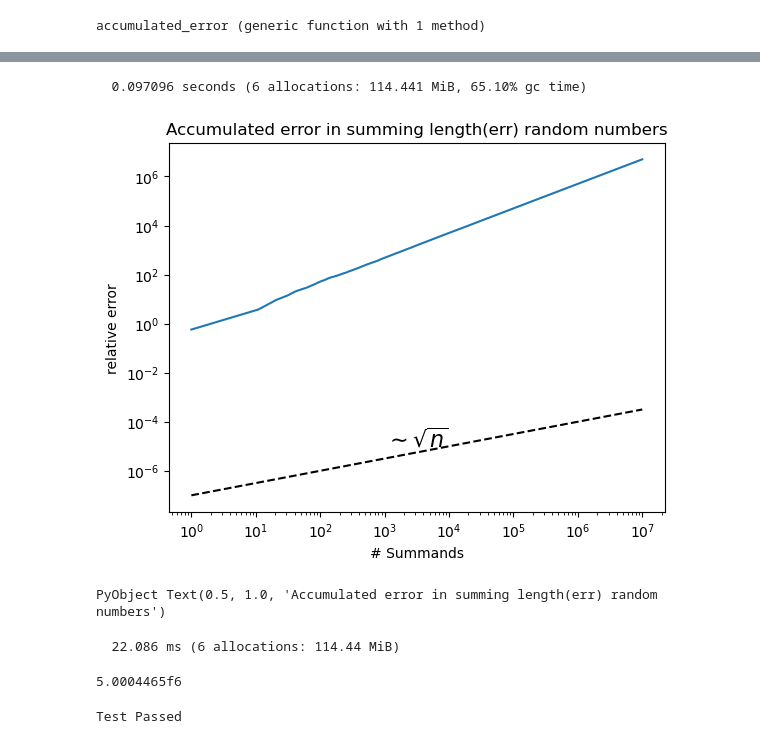
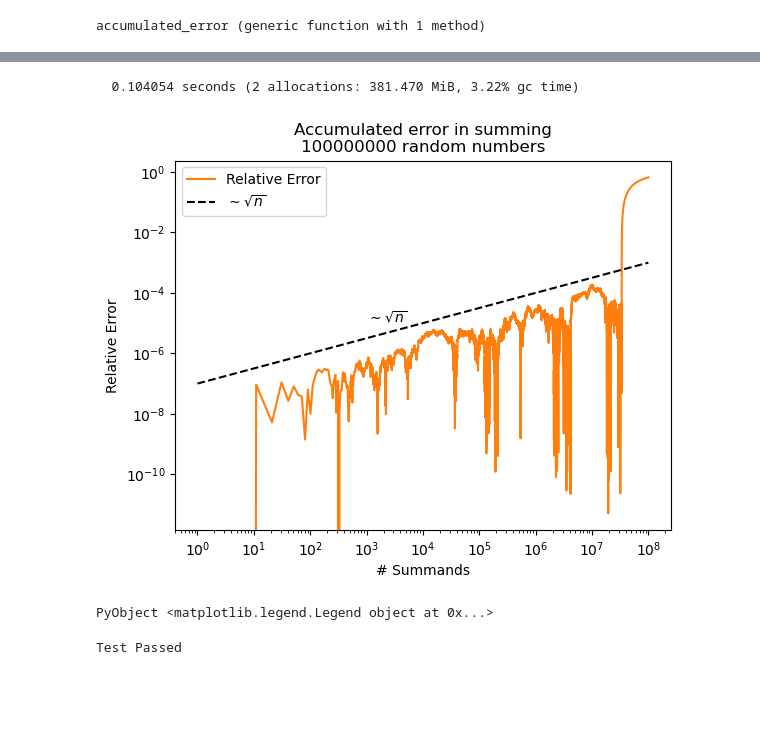
Before and after one commit to Grumpy-Mephisto/KMITL, a Jupyter notebook: Method of Numerical Computation/02-lab/Lab2.ipynb, the cells around one changed output, grey strips where cells are left out. Drawn from its saved outputs; the diff is of its cells as text; code cells hidden in the pictures; blank space fills up the shorter version.

```diff
--- a/Method of Numerical Computation/02-lab/Lab2.ipynb
+++ b/Method of Numerical Computation/02-lab/Lab2.ipynb
@@ -84,28 +111,29 @@ This code aims to visualize and analyze the error that arises from summing a lar
 # %%
 using PyPlot
 
-function plot_error_analysis()
-    x = rand(Float32, 10^7) # 10^7 single precision values uniformly distributed in [0,1]
+function plot_error_analysis(size_rand_array = 10^8)
+    x = rand(Float32, size_rand_array)
     @time y = accumulated_error(x)
-    y_exact = accumulated_error(Float64.(x)) # convert x to double precision
-    err = abs.(y .- y_exact ./ abs.(y_exact)) # relative error
+    y_exact = accumulated_error(Float64.(x))
+    err = abs.(y .- y_exact) ./ abs.(y_exact)
 
-    n = 1:10:length(err) # plot every 10th point
-    loglog(n, err[n]) # log-log plot of the error
-    ylabel("relative error")
+    n = 1:10:length(err)
+    loglog(n, err[n], color="C1", label="Relative Error")
+    ylabel("Relative Error")
     xlabel("# Summands")
 
-    # plot a √n line for comparison
-    loglog([1, length(err)], sqrt.([1, length(err)]) * 1e-7, "k--")
-    text(1e3, 1e-5, L"\sim \sqrt{n}", fontsize=16)
-    title("Accumulated error in summing $length(err) random numbers")
+    loglog([1, length(err)], sqrt.([1, length(err)]) * 1e-7, "k--", label=L"\sim \sqrt{n}")
+    text(1e3, 1e-5, L"\sim \sqrt{n}", transform=gca().transData)
+    title("Accumulated error in summing" * "\n" * "$size_rand_array random numbers")
+
+    legend()
 end
 
 plot_error_analysis()
 # %% [output]
-  0.097096 seconds (6 allocations: 114.441 MiB, 65.10% gc time)
+  0.104054 seconds (2 allocations: 381.470 MiB, 3.22% gc time)
-[figure, old version]
+[figure, new version]
-PyObject Text(0.5, 1.0, 'Accumulated error in summing length(err) random numbers')
+PyObject <matplotlib.legend.Legend object at 0x...>
 # %%
 using BenchmarkTools
 
@@ -114,15 +142,20 @@ function sum_accumulated_error(x)
     return y[end]
 end
 
-x = rand(Float32, 10^7)
+x_1 = rand(Float32, 10^7)
+x_2 = rand(Float64, 10^7)
 
-@btime sum_accumulated_error($x)
+@btime sum_accumulated_error($x_1)
+@btime sum_accumulated_error($x_2)
-# %% [output]
-  22.086 ms (6 allocations: 114.44 MiB)
-5.0004465f6
-# %%
-using Test
-
-@test sum_accumulated_error(x) ≈ sum(x)
-# %% [output]
-Test Passed
+# %%
+using Test
+
+x_1 = rand(Float32, 10^7)
+x_2 = rand(Float32, 10^5)
+x_3 = rand(Float32, 10^3)
+
+@test sum_accumulated_error(x_1) ≈ sum(x_1)
+@test sum_accumulated_error(x_2) ≈ sum(x_2)
+@test sum_accumulated_error(x_3) ≈ sum(x_3)
+# %% [output]
+Test Passed
```
Also changed, not shown: parts of 5 cells of this notebook.
